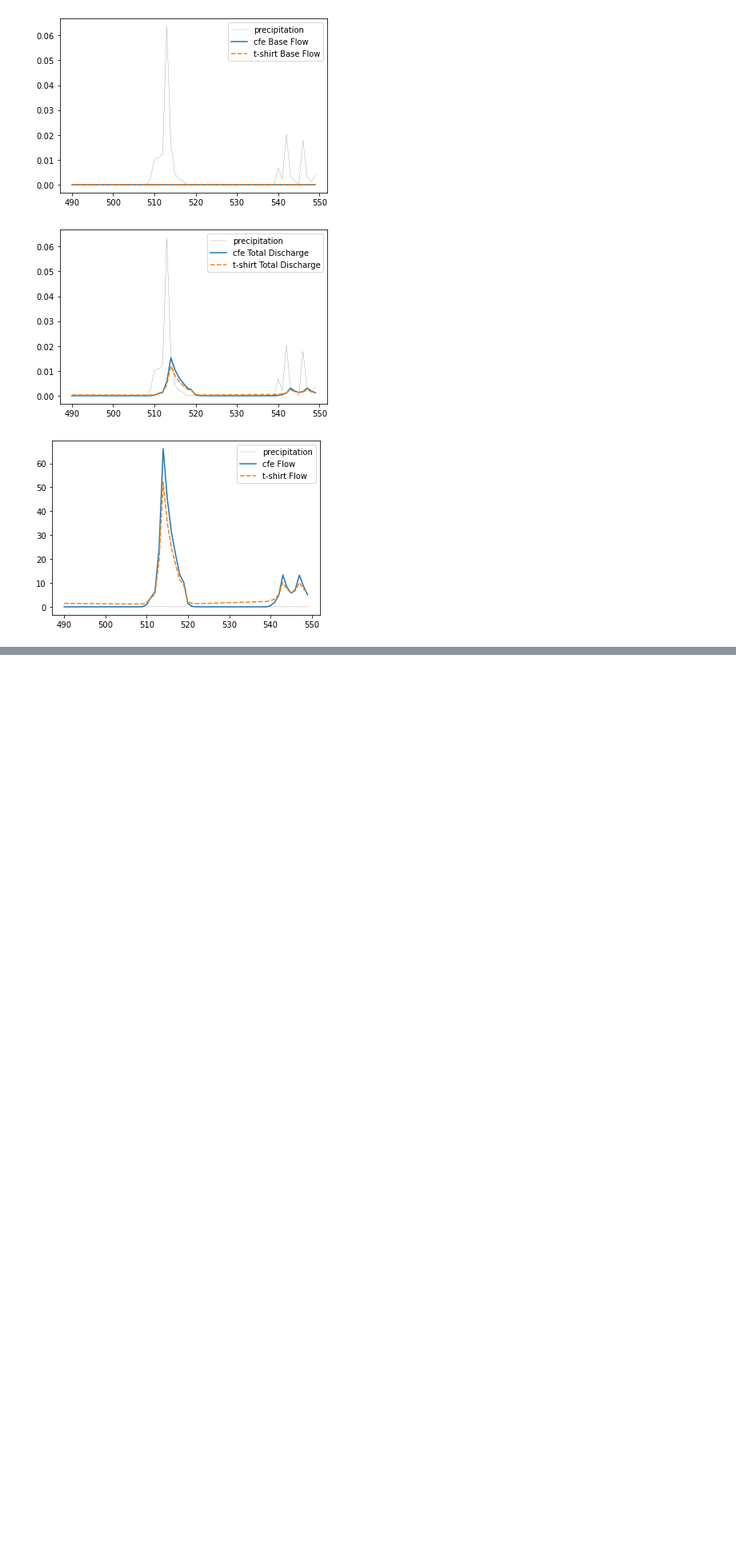
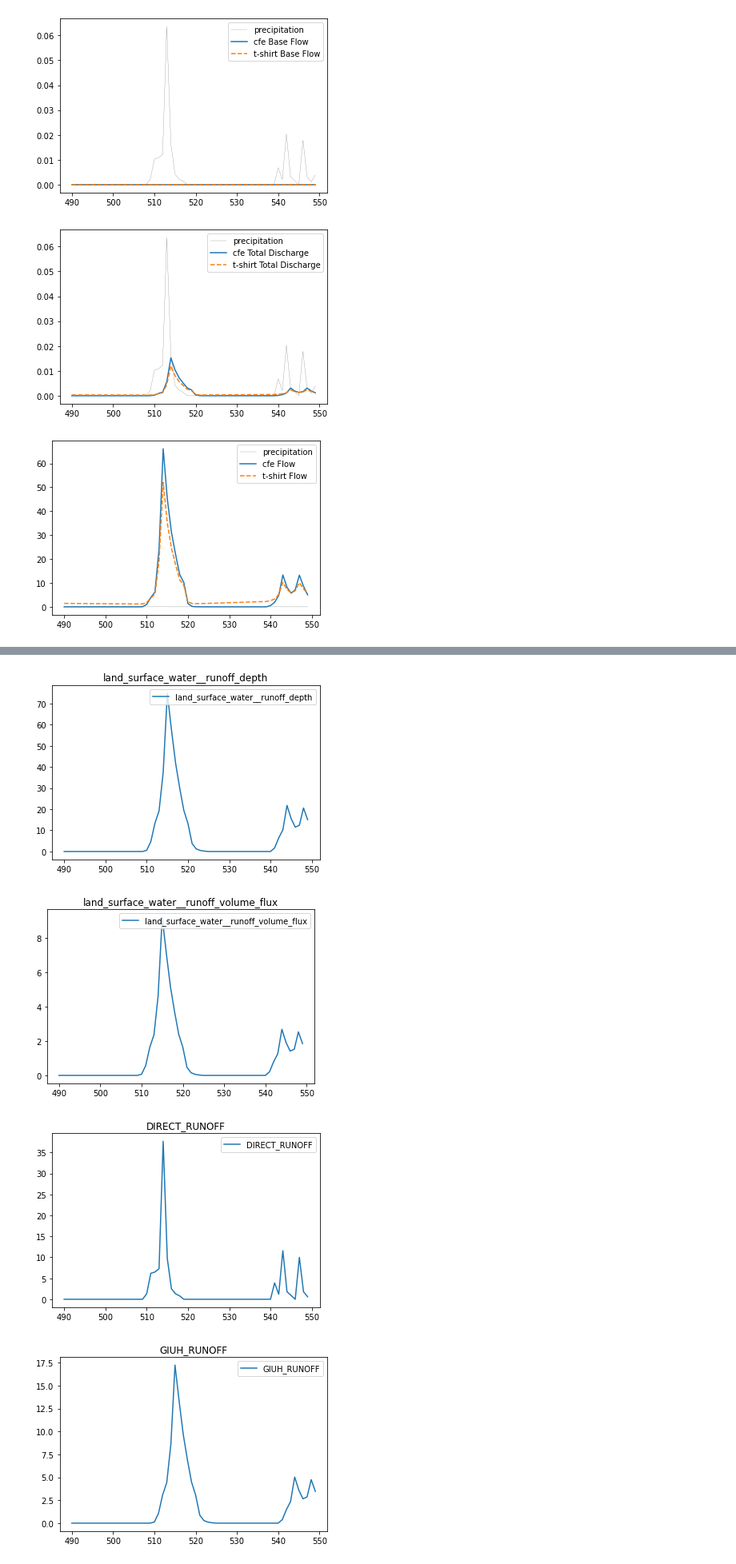
Before and after one commit to NOAA-OWP/cfe, a Jupyter notebook: py_cfe/run_cfe.ipynb, the cells around one changed output, grey strips where cells are left out. Shown at 80% size. Saved outputs shown, nothing was run; the diff lists cells and outputs as text; code cells hidden in the pictures; blank space fills up the shorter version.

```diff
--- a/py_cfe/run_cfe.ipynb
+++ b/py_cfe/run_cfe.ipynb
@@ -44,10 +36,0 @@ print(cfe2.get_value('atmosphere_water__time_integral_of_precipitation_mass_flux
-# %%
-cfe2.set_value('atmosphere_water__time_integral_of_precipitation_mass_flux', 1)
-print(cfe2.get_value('atmosphere_water__time_integral_of_precipitation_mass_flux'))
-print(cfe2.get_value('land_surface_water__runoff_depth'))
-cfe2.update()
-print(cfe2.get_value('land_surface_water__runoff_depth'))
-cfe2.set_value('atmosphere_water__time_integral_of_precipitation_mass_flux', 0)
-for i in range(15):
-    cfe2.update()
-    print(cfe2.get_value('land_surface_water__runoff_depth'))
@@ -248,0 +37,14 @@ final gw.storage:   0.0100
+# %%
+with open(cfe2.forcing_file, 'r') as f:
+    df_forcing = pd.read_csv(f)
+# %%
+outputs=cfe2.get_output_var_names()
+# %%
+cfe2.initialize()
+output_lists = {output:[] for output in outputs}
+for precip in df_forcing['APCP_surface']:
+    cfe2.set_value('atmosphere_water__time_integral_of_precipitation_mass_flux', precip)
+    cfe2.update()
+    for output in outputs:
+        output_lists[output].append(cfe2.get_value(output))
+cfe2.finalize_mass_balance()
@@ -248,0 +69,15 @@ final gw.storage:   0.0100
+# %%
+istart_plot=490
+iend_plot=550
+x = list(range(istart_plot, iend_plot))
+for output in outputs:
+    plt.plot(x, output_lists[output][istart_plot:iend_plot], label=output)
+    plt.title(output)
+    plt.legend()
+    plt.show()
+    plt.close()
+# %% [output]
+[figure, added]
+[figure, added]
+[figure, added]
+[figure, added]
```
Also changed, not shown: parts of 21 cells of this notebook, 3 other files.
